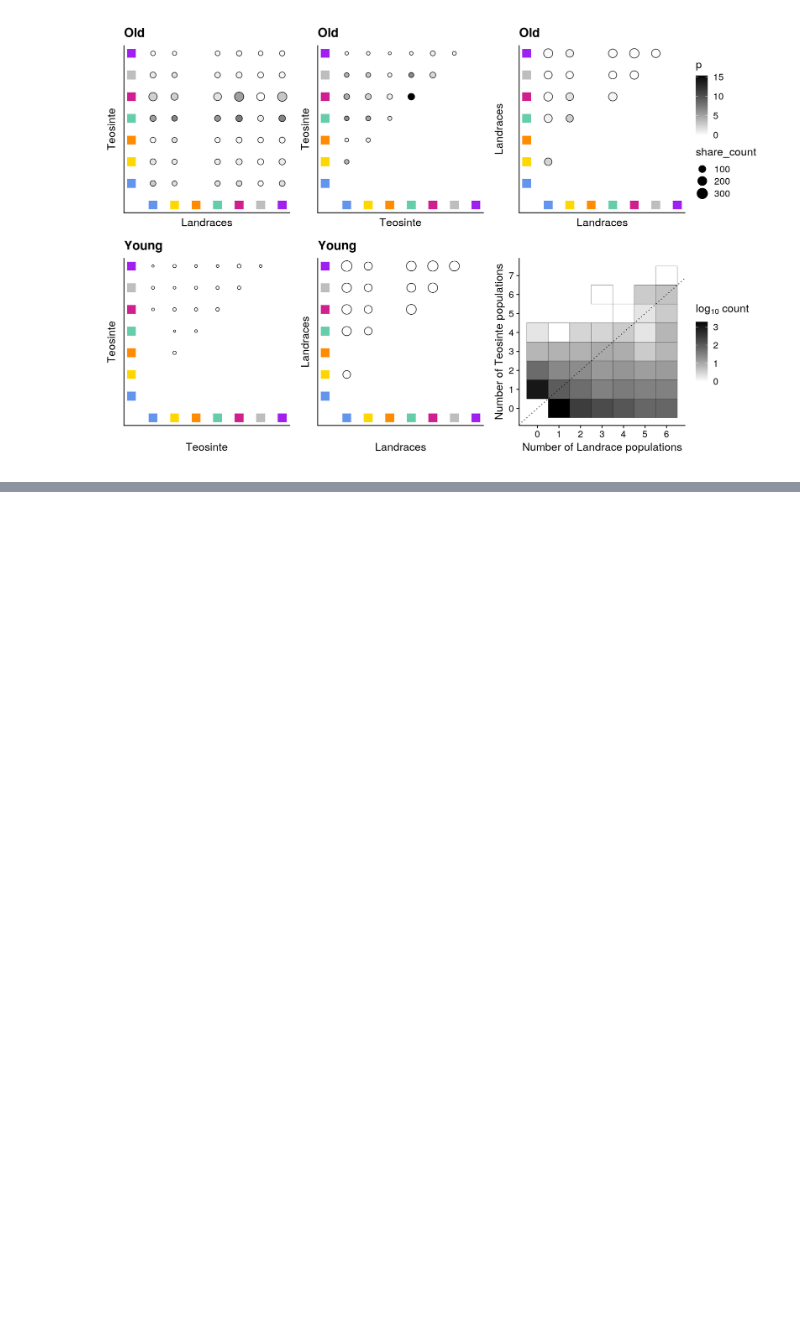
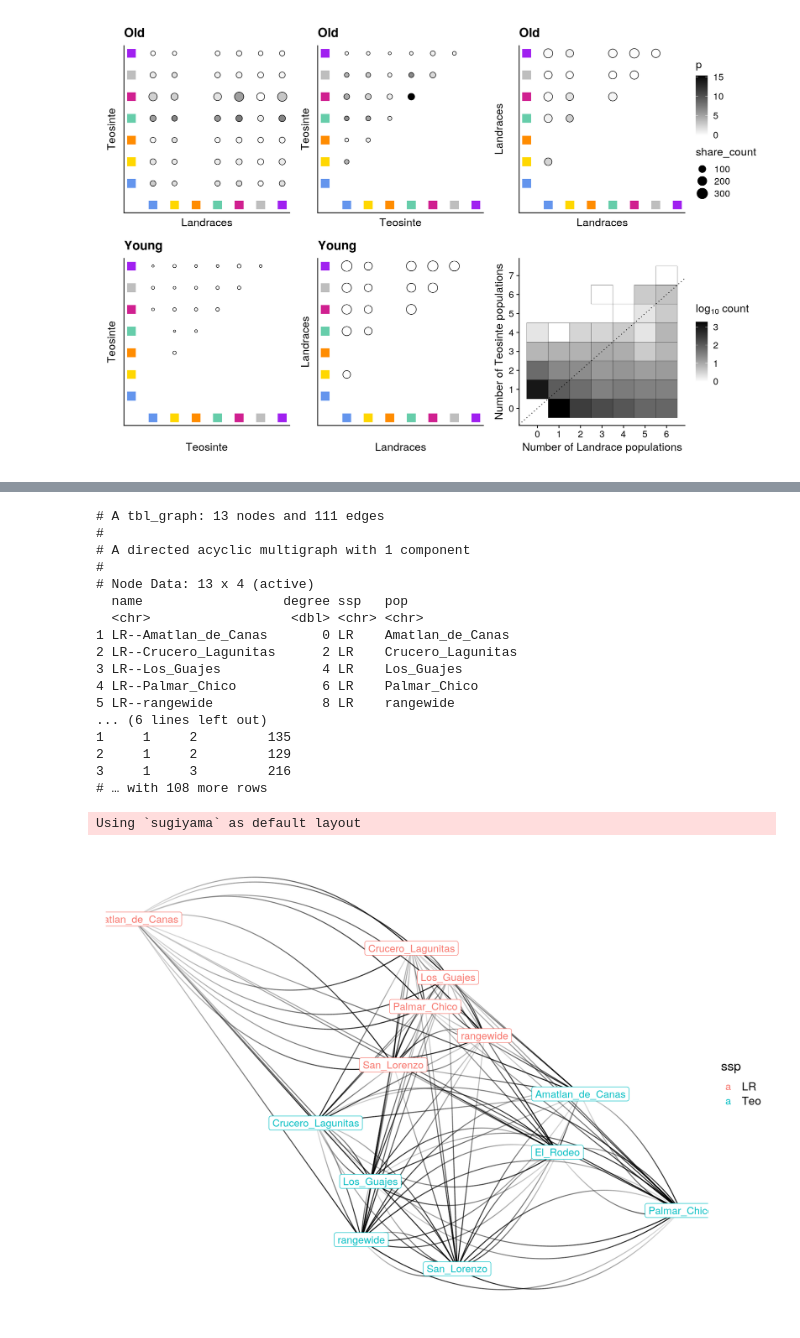
Before and after one commit to silastittes/parv_local, a Jupyter notebook: notebooks/Raisd_sharing_rdmc .ipynb, the cells around one changed output, grey strips where cells are left out. Drawn from its saved outputs; the diff is of its cells as text; code cells hidden in the pictures; blank space fills up the shorter version.

```diff
--- a/notebooks/Raisd_sharing_rdmc .ipynb
+++ b/notebooks/Raisd_sharing_rdmc .ipynb
@@ -642,0 +618,41 @@ share_df %>%
+# %%
+library(tidygraph)
+
+network_df <- plot_pair_df %>%
+    #filter(age == "young", pair_type == "Landraces") %>%
+    mutate(ssp_pop1 = paste0(ssp1, "--", pop1),
+          ssp_pop2 = paste0(ssp2, "--", pop2)) %>%
+    dplyr::select(ssp_pop1, ssp_pop2, share_count)  %>%
+    arrange(ssp_pop1, ssp_pop2) %>%
+    as_tbl_graph() %>%
+    mutate(degree = centrality_degree(mode = 'in'),
+          ssp = str_split(name, "--", simplify = TRUE)[,1],
+          pop = str_split(name, "--", simplify = TRUE)[,2]
+          )
+
+network_df
+# plot using ggraph
+ggraph(network_df) +
+    geom_edge_fan(aes(alpha = stat(index)), show.legend = FALSE) +
+    #geom_node_point(aes(size = degree, colour = ssp)) +
+    geom_node_label(aes(label = pop, colour = ssp))
+# %% [output]
+# A tbl_graph: 13 nodes and 111 edges
+#
+# A directed acyclic multigraph with 1 component
+#
+# Node Data: 13 x 4 (active)
+  name                  degree ssp   pop
+  <chr>                  <dbl> <chr> <chr>
+1 LR--Amatlan_de_Canas       0 LR    Amatlan_de_Canas
+2 LR--Crucero_Lagunitas      2 LR    Crucero_Lagunitas
+3 LR--Los_Guajes             4 LR    Los_Guajes
+4 LR--Palmar_Chico           6 LR    Palmar_Chico
+5 LR--rangewide              8 LR    rangewide
+... (6 lines left out)
+1     1     2         135
+2     1     2         129
+3     1     3         216
+# … with 108 more rows
+Using `sugiyama` as default layout
+[figure, added]
```
Also changed, not shown: parts of 9 cells of this notebook, 6 other files.
